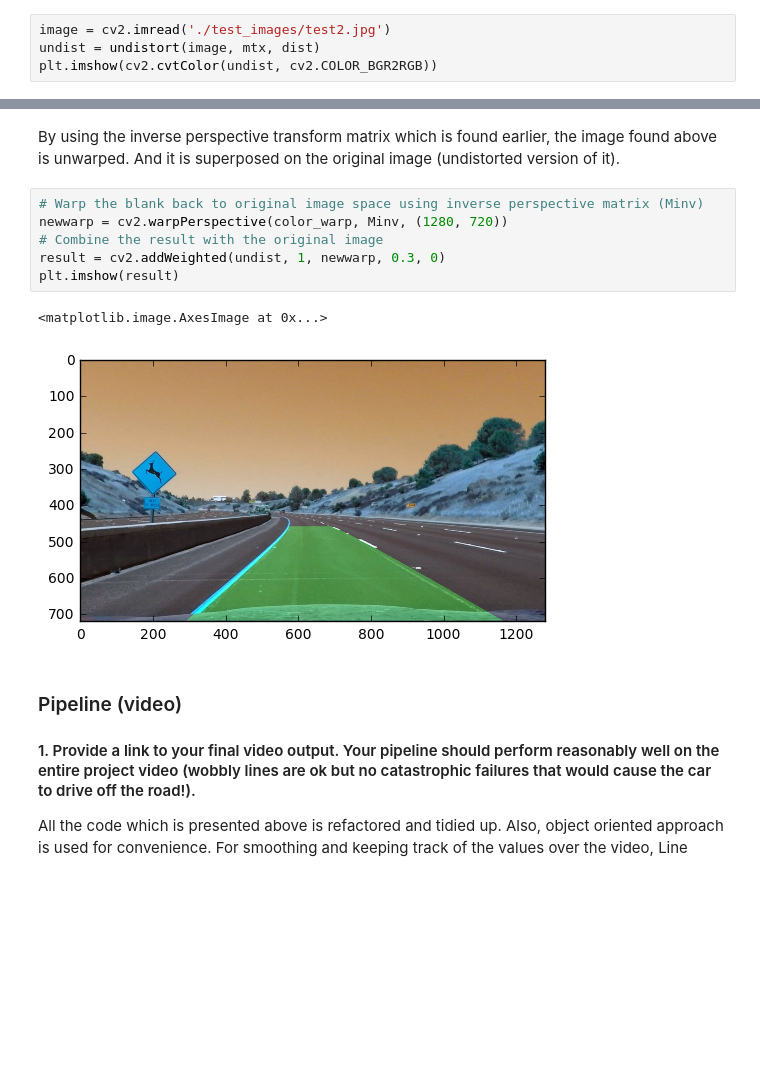
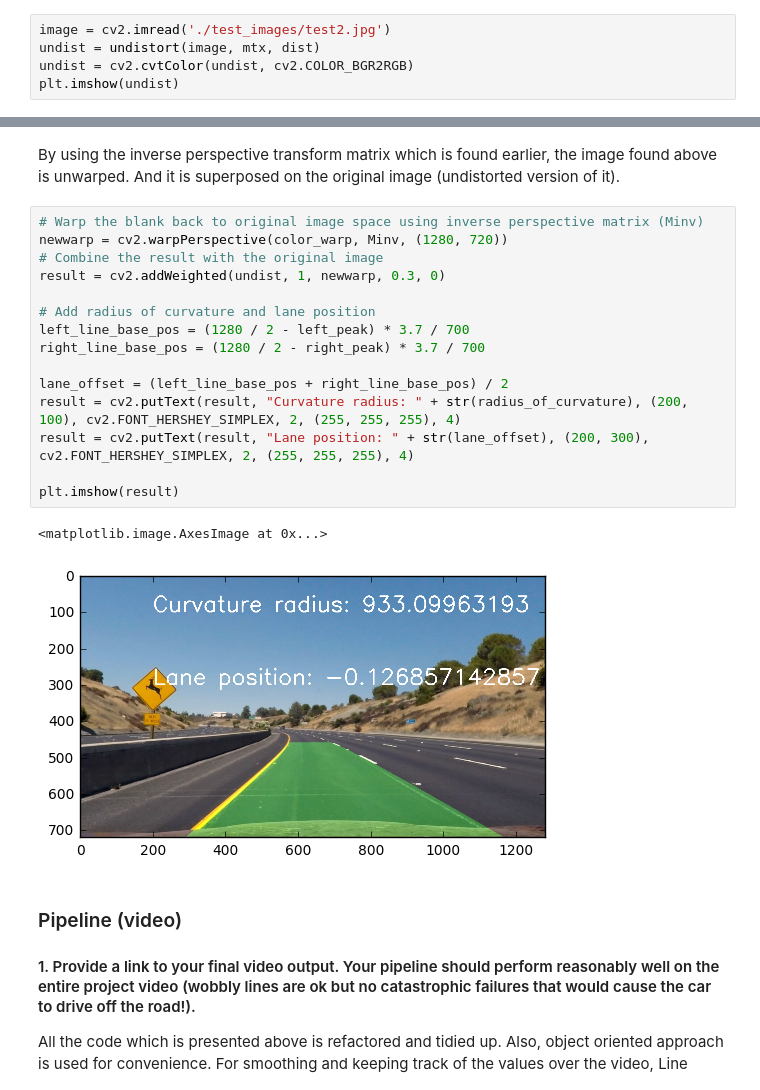
Before and after one commit to alpernkanli/CarND-Advanced-Lane-Lines, a Jupyter notebook: AdvancedLineFinding.ipynb, the cells around one changed output, grey strips where cells are left out. Cells and saved outputs as stored; diff of their text form; blank space fills up the shorter version.

```diff
--- a/AdvancedLineFinding.ipynb
+++ b/AdvancedLineFinding.ipynb
@@ -132,7 +132,8 @@ And here is the example for the thresholding operation on single image pipeline:
 # %%
 image = cv2.imread('./test_images/test2.jpg')
 undist = undistort(image, mtx, dist)
-plt.imshow(cv2.cvtColor(undist, cv2.COLOR_BGR2RGB))
+undist = cv2.cvtColor(undist, cv2.COLOR_BGR2RGB)
+plt.imshow(undist)
 # %% [output]
 <matplotlib.image.AxesImage at 0x...>
 [figure]
@@ -357,12 +358,21 @@ By using the inverse perspective transform matrix which is found earlier, the im
 # %%
 # Warp the blank back to original image space using inverse perspective matrix (Minv)
 newwarp = cv2.warpPerspective(color_warp, Minv, (1280, 720))
 # Combine the result with the original image
 result = cv2.addWeighted(undist, 1, newwarp, 0.3, 0)
+
+# Add radius of curvature and lane position
+left_line_base_pos = (1280 / 2 - left_peak) * 3.7 / 700
+right_line_base_pos = (1280 / 2 - right_peak) * 3.7 / 700
+
+lane_offset = (left_line_base_pos + right_line_base_pos) / 2
+result = cv2.putText(result, "Curvature radius: " + str(radius_of_curvature), (200, 100), cv2.FONT_HERSHEY_SIMPLEX, 2, (255, 255, 255), 4)
+result = cv2.putText(result, "Lane position: " + str(lane_offset), (200, 300), cv2.FONT_HERSHEY_SIMPLEX, 2, (255, 255, 255), 4)
+
 plt.imshow(result)
 # %% [output]
 <matplotlib.image.AxesImage at 0x...>
-[figure, old version]
+[figure, new version]
 # %% [markdown]
 ### Pipeline (video)
 
```
Also changed, not shown: parts of 7 cells of this notebook, 12 other files.
